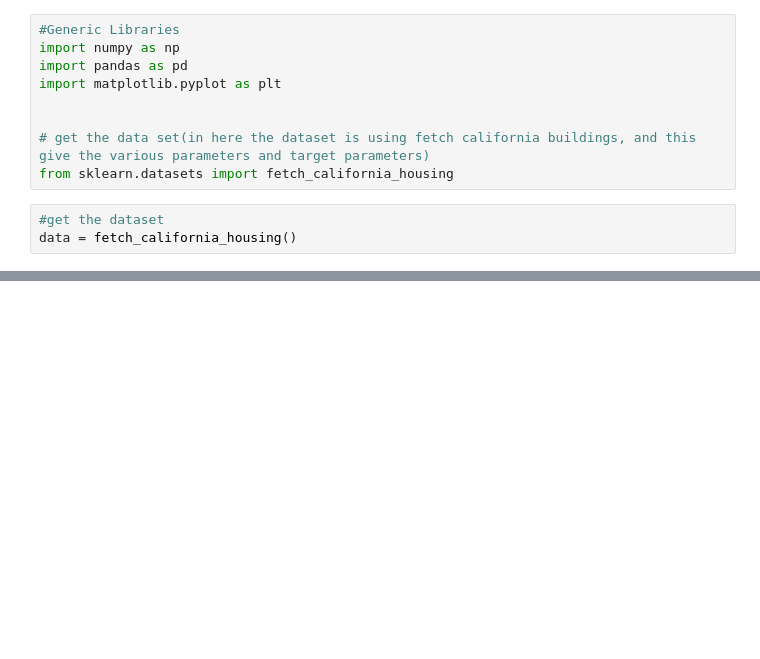
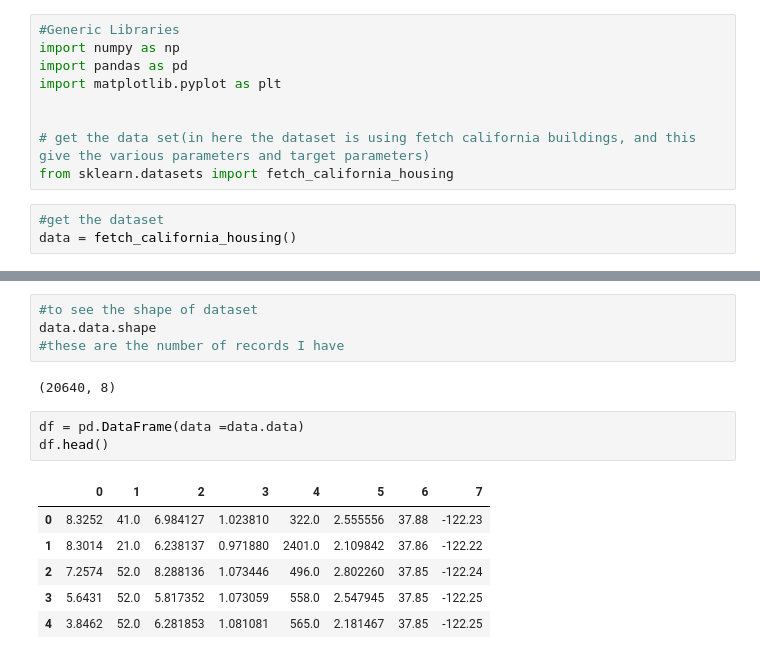
Before and after one commit to Dinesha1999/ML_Project_2, a Jupyter notebook: House_Price_Prediction.ipynb, the cells around one changed output, grey strips where cells are left out. Saved outputs shown, nothing was run; the diff lists cells and outputs as text; blank space fills up the shorter version.

```diff
--- a/House_Price_Prediction.ipynb
+++ b/House_Price_Prediction.ipynb
@@ -36,0 +60,16 @@ California Housing dataset
+# %%
+#to see the shape of dataset
+data.data.shape
+#these are the number of records I have
+# %% [output]
+(20640, 8)
+# %%
+df = pd.DataFrame(data =data.data)
+df.head()
+# %% [output]
+|  | 0 | 1 | 2 | 3 | 4 | 5 | 6 | 7 |
+| 0 | 8.3252 | 41.0 | 6.984127 | 1.023810 | 322.0 | 2.555556 | 37.88 | -122.23 |
+| 1 | 8.3014 | 21.0 | 6.238137 | 0.971880 | 2401.0 | 2.109842 | 37.86 | -122.22 |
+| 2 | 7.2574 | 52.0 | 8.288136 | 1.073446 | 496.0 | 2.802260 | 37.85 | -122.24 |
+| 3 | 5.6431 | 52.0 | 5.817352 | 1.073059 | 558.0 | 2.547945 | 37.85 | -122.25 |
+| 4 | 3.8462 | 52.0 | 6.281853 | 1.081081 | 565.0 | 2.181467 | 37.85 | -122.25 |
```
Also changed, not shown: parts of 16 cells of this notebook.
